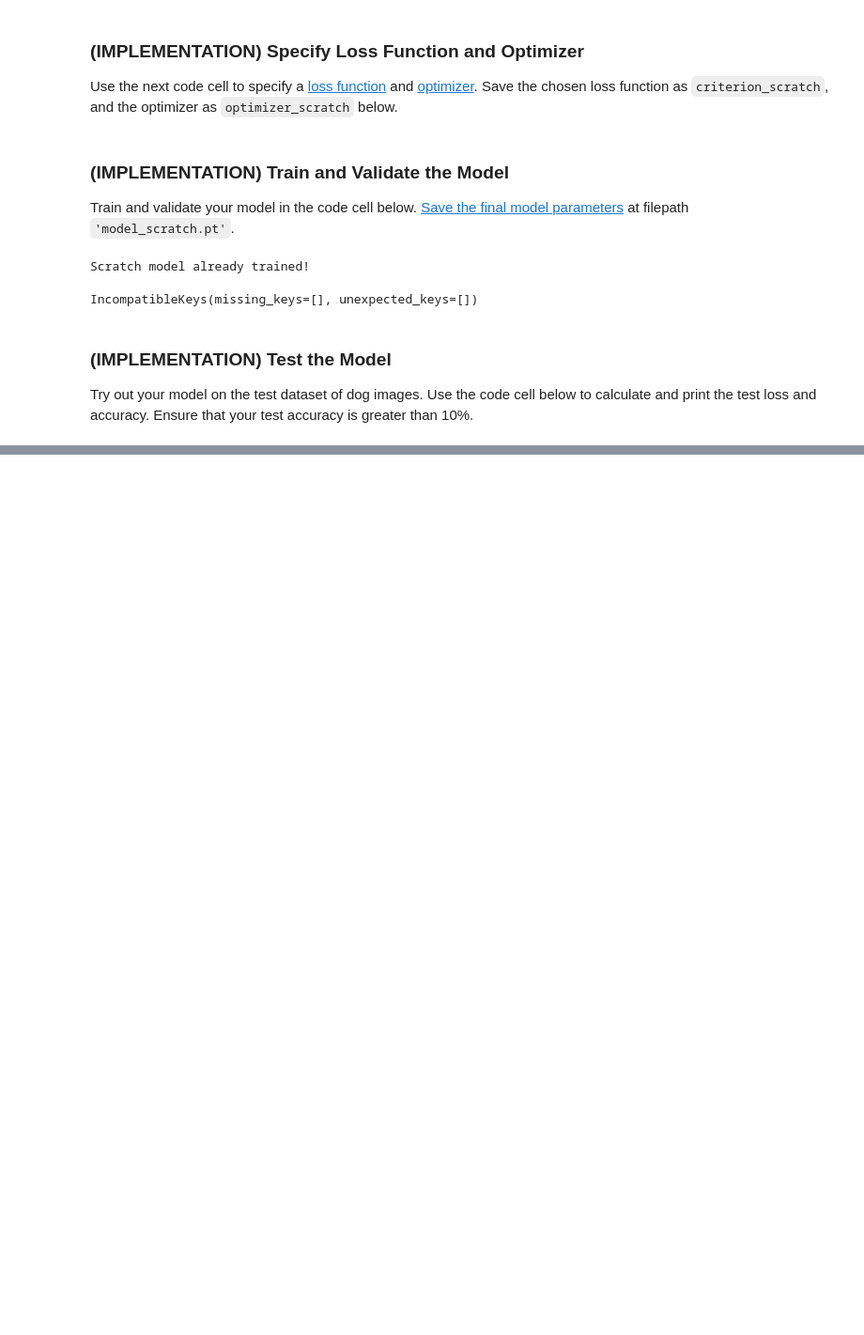
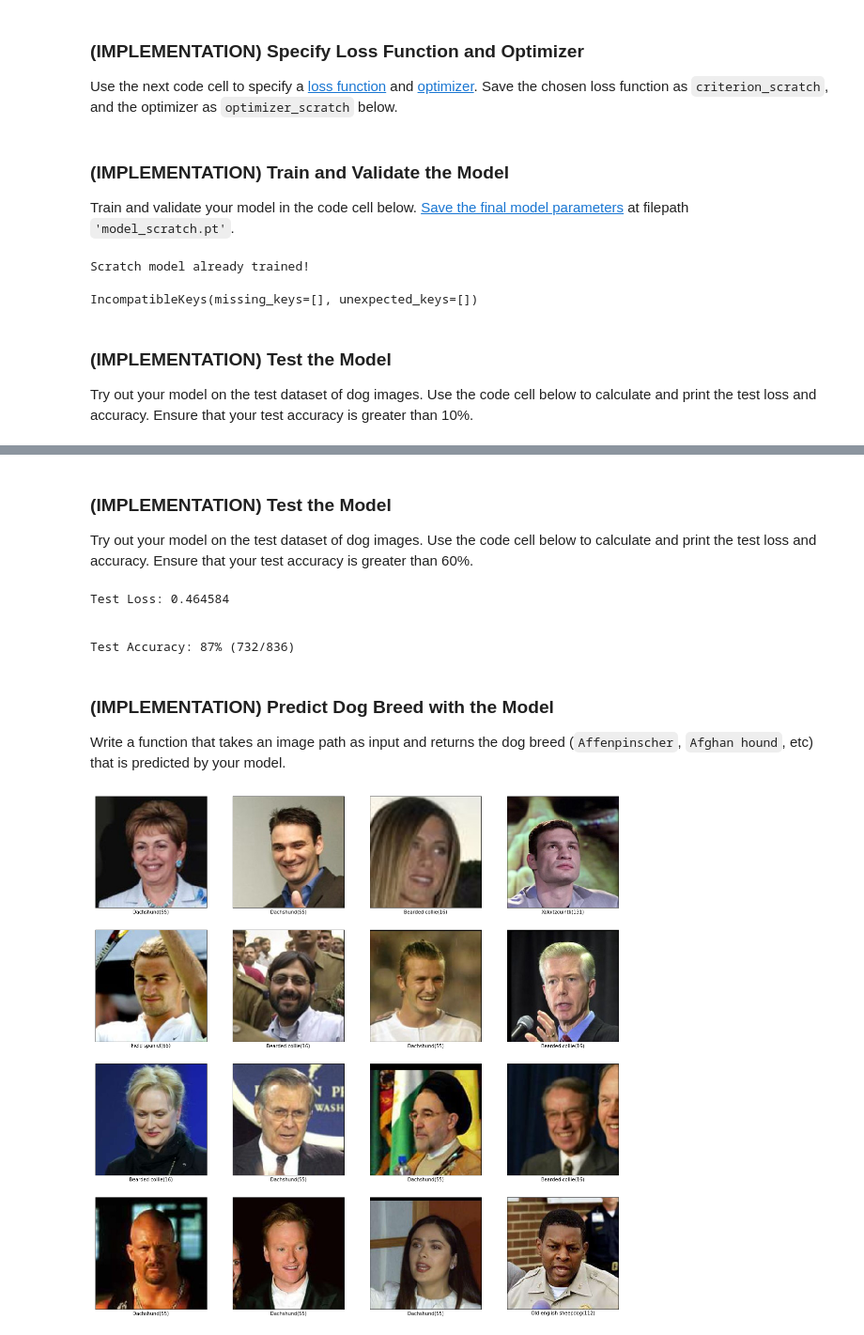
Before and after one commit to edab/CNN-dog-breed-classifier, a Jupyter notebook: CNN-dog-breed-classifier.ipynb, the cells around one changed output, grey strips where cells are left out. Shown at 94% size. Drawn from its saved outputs; the diff is of its cells as text; code cells hidden in the pictures; blank space fills up the shorter version.

```diff
--- a/CNN-dog-breed-classifier.ipynb
+++ b/CNN-dog-breed-classifier.ipynb
@@ -909,0 +1037,46 @@ Test Accuracy: 14% (120/836)
+# %% [markdown]
+### (IMPLEMENTATION) Test the Model
+
+Try out your model on the test dataset of dog images. Use the code cell below to calculate and print the test loss and accuracy.  Ensure that your test accuracy is greater than 60%.
+# %%
+test(loaders_transfer, model_transfer, criterion_transfer, use_cuda)
+# %% [output]
+Test Loss: 0.464584
+
+
+Test Accuracy: 87% (732/836)
+# %% [markdown]
+### (IMPLEMENTATION) Predict Dog Breed with the Model
+
+Write a function that takes an image path as input and returns the dog breed (`Affenpinscher`, `Afghan hound`, etc) that is predicted by your model.
+# %%
+from PIL import Image
+
+### TODO: Write a function that takes a path to an image as input
+### and returns the dog breed that is predicted by the model.
+
+# Complete list of class names by index
+class_names = [item[4:].replace("_", " ") for item in image_datasets['train'].classes]
+
+def predict_breed_transfer(img_path):
+
+    # load the image and return the predicted breed
+    img = Image.open(img_path).convert('RGB')
+    transformations = transforms.Compose([transforms.Resize(size=(244, 244)),
+                                         transforms.ToTensor(),
+                                         transforms.Normalize(mean=[0.485, 0.456, 0.406],
+                                                              std=[0.229, 0.224, 0.225])])
+    image_tensor = transformations(img)[:3,:,:].unsqueeze(0)
+
+    # Move model inputs to cuda, if GPU available
+    if use_cuda:
+        image_tensor = image_tensor.cuda()
+
+    # Get sample outputs
+    output = model_transfer(image_tensor)
+
+    # Convert prob. to class prediction
+    _, preds_tensor = torch.max(output, 1)
+    pred = np.squeeze(preds_tensor.numpy()) if not use_cuda else np.squeeze(preds_tensor.cpu().numpy())
+
+    return pred
@@ -909,0 +1089,15 @@ Test Accuracy: 14% (120/836)
+# %%
+import random
+human_files_short = random.sample(list(human_files), 100)
+
+# Pick randomly 4 images from the set and test the predictions
+fig = plt.figure(figsize=(20, 20))
+plot_size=16
+img = random.sample(list(human_files_short), plot_size)
+for idx in np.arange(plot_size):
+    ax = fig.add_subplot(4, plot_size/4, idx+1, xticks=[], yticks=[])
+    predicted_breed = predict_breed_transfer(img[idx])
+    plt.xlabel("{}({})".format(class_names[int(predicted_breed)], predicted_breed))
+    plt.imshow(Image.open(img[idx]))
+# %% [output]
+[figure, added]
```
Also changed, not shown: parts of 19 cells of this notebook.
